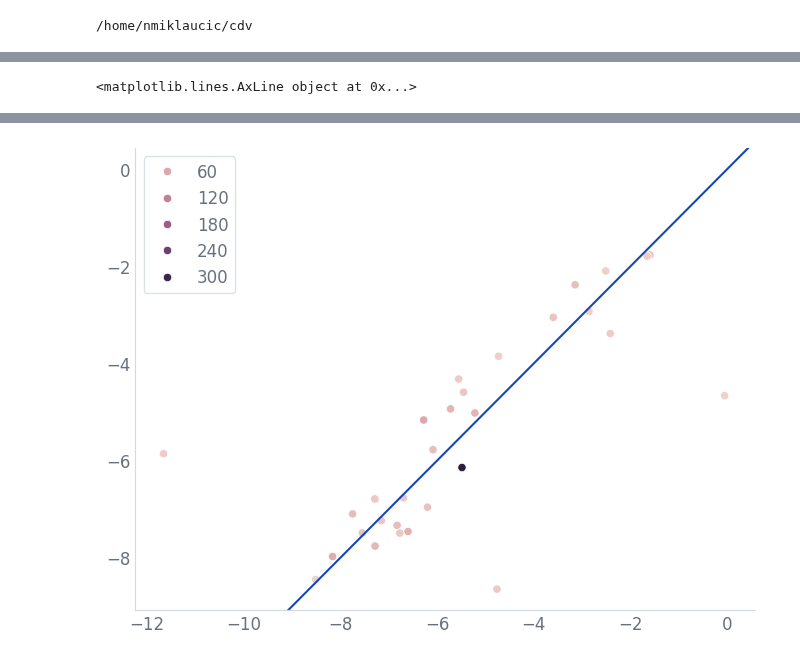
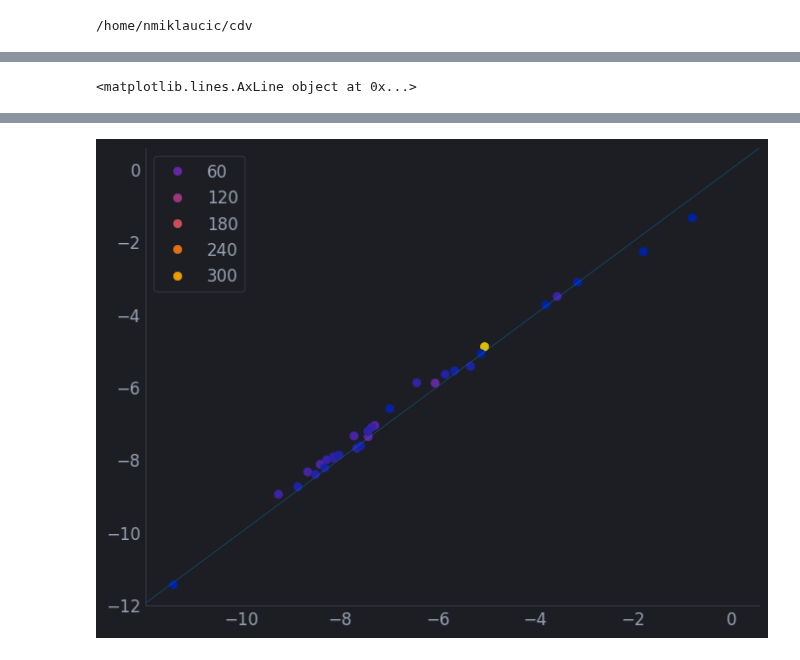
Before and after one commit to nicholas-miklaucic/facet, a Jupyter notebook: notebooks/regression_loss.ipynb, the cells around one changed output, grey strips where cells are left out. Cells and saved outputs as stored; diff of their text form; code cells hidden in the pictures.

```diff
--- a/notebooks/regression_loss.ipynb
+++ b/notebooks/regression_loss.ipynb
@@ -30,7 +30,8 @@ from facet.training_state import TrainingRun
 from facet.checkpointing import best_ckpt
 
 # run_dir = Path('logs') / '10-15-01-06_751'
-run_dir = Path('logs') / '10-16-02-31_588'
+run_dir = Path('logs') / '11-08-19-53_500'
+# run_dir = Path('logs') / 'enb-86'
 
 with open(run_dir / 'config.toml') as conf_file:
     config = pyrallis.cfgparsing.load(MainConfig, conf_file)
@@ -47,7 +48,7 @@ WARNING:absl:Given directory is read only=/home/nmiklaucic/cdv/logs/10-16-02-31_
 WARNING:absl:`StandardCheckpointHandler` expects a target tree to be provided for restore. Not doing so is generally UNSAFE unless you know the present topology to be the same one as the checkpoint wa ...
 # %%
 from facet.data.dataset import load_file
-cg = load_file(config, group_num=1)
+cg = load_file(config, group_num=2)
 cg
 # %% [output]
 [interactive output not drawn]
@@ -57,7 +58,10 @@ from facet.layers import Context
 from facet.regression import EFSWrapper
 ctx = Context(training=False)
 
-out = EFSWrapper()(model.apply, ckpt['state']['params'], cg=cg, ctx=ctx)
+raw_params = ckpt['state']['params']
+ema_params = ckpt['state']['opt_state'][2]['ema']
+
+out = EFSWrapper()(model.apply, ema_params, cg=cg, ctx=ctx)
 out
 # %% [output]
 [interactive output not drawn]
@@ -166,11 +163,11 @@ sns.displot(fdist)
 # %%
-sns.scatterplot(x=ehat / 4 - 4.5, y=e, hue=cg.n_node[cg.padding_mask])
-plt.axline((0, 0), slope=1)
+sns.scatterplot(x=ehat, y=e, hue=cg.n_node[cg.padding_mask], palette='rho_sequential', ec=None)
+plt.axline((0, 0), slope=1, lw=0.2)
 # %% [output]
 [interactive output not drawn]
 <matplotlib.lines.AxLine object at 0x...>
 [interactive output not drawn]
-[figure, old version]
+[figure, new version]
 # %%
 fdiff = f - fhat
 fdnorm = jnp.linalg.vector_norm(fdiff, axis=1)
```
Also changed, not shown: parts of 13 cells of this notebook, 5 other files.
